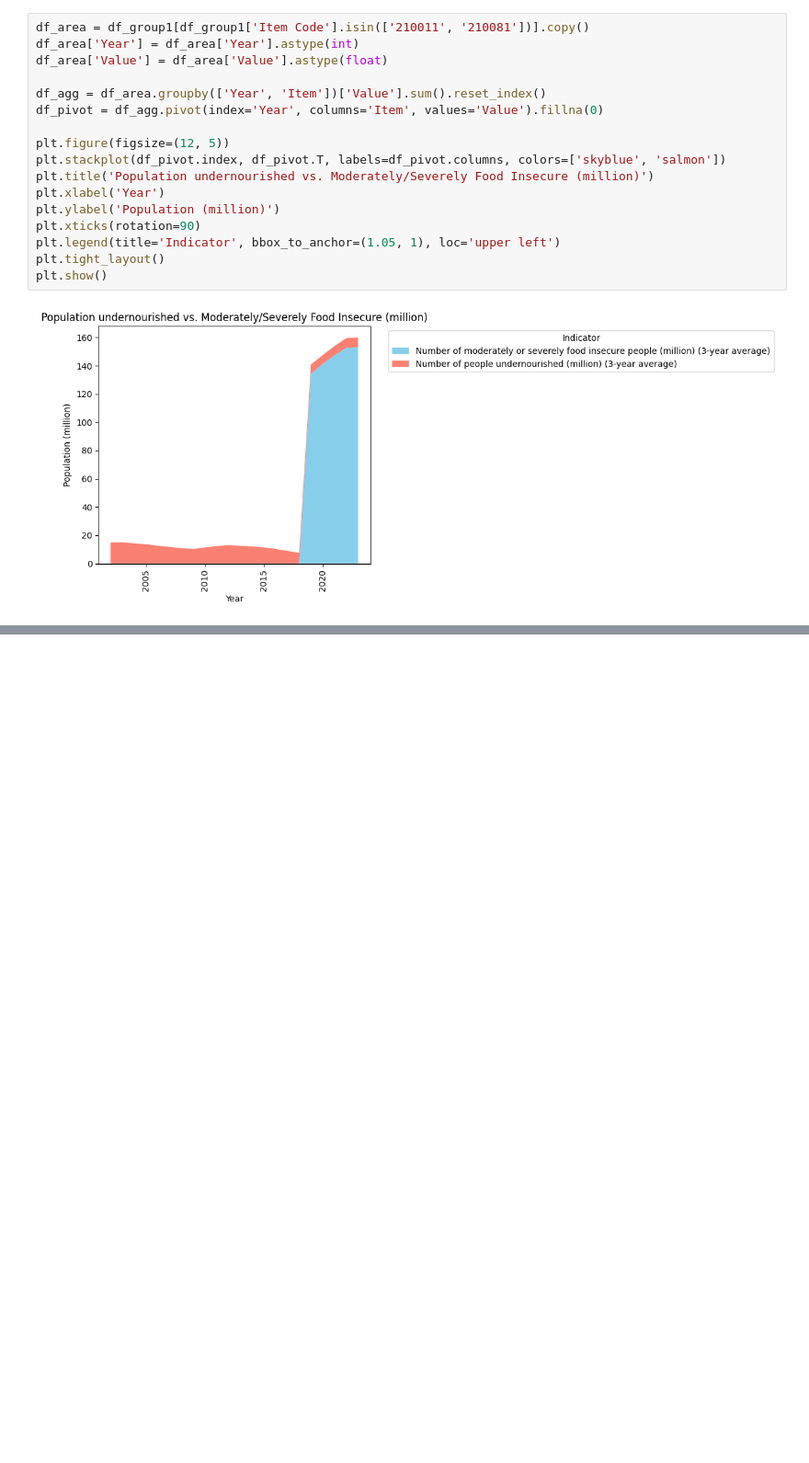
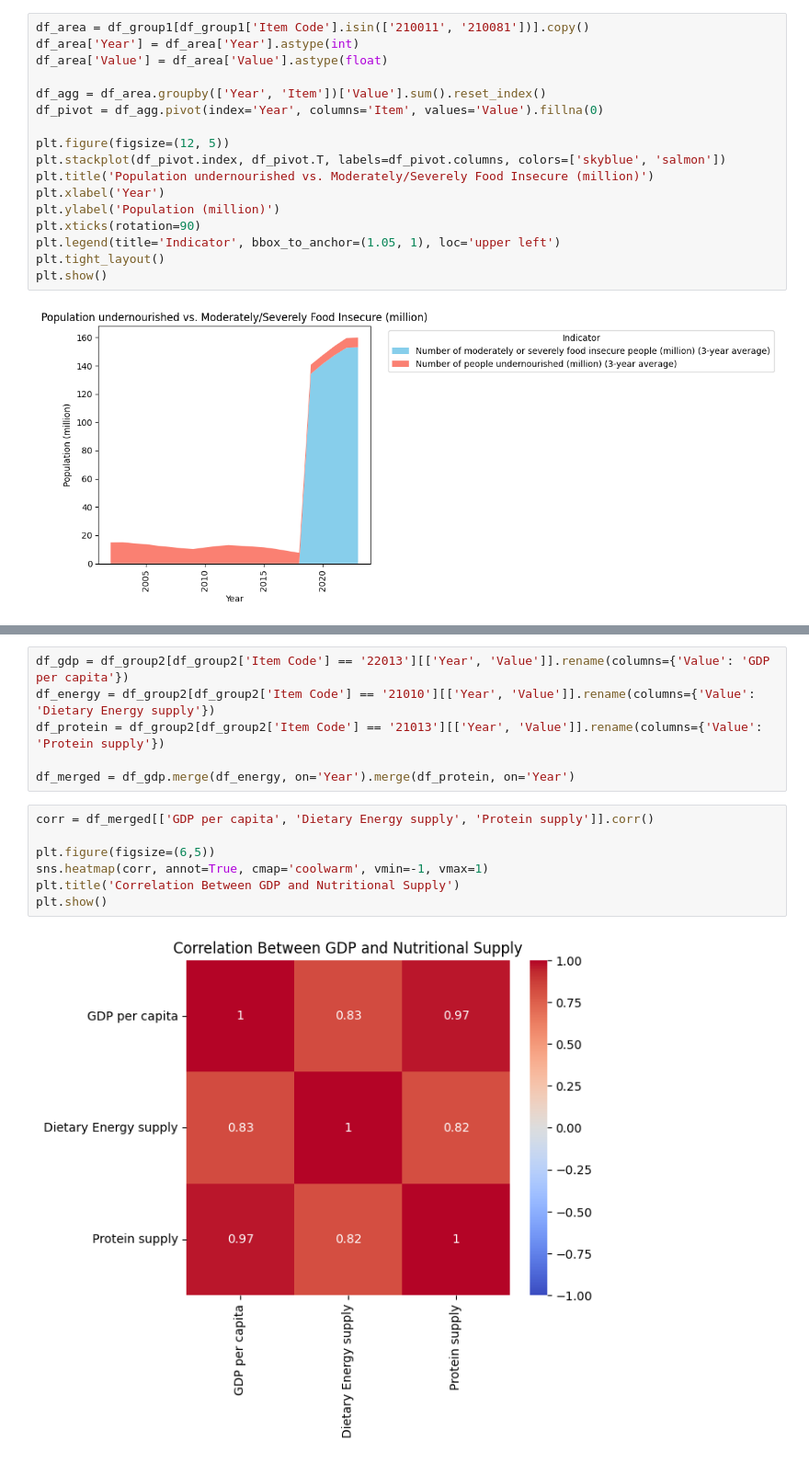
Before and after one commit to Qvyl/kaggle-notebooks, a Jupyter notebook: philippines-food-security-indicators.ipynb, the cells around one changed output, grey strips where cells are left out. Shown at 92% size. Cells and saved outputs as stored; diff of their text form; blank space fills up the shorter version.

```diff
--- a/philippines-food-security-indicators.ipynb
+++ b/philippines-food-security-indicators.ipynb
@@ -376,0 +517,15 @@ plt.show()
+# %%
+df_gdp = df_group2[df_group2['Item Code'] == '22013'][['Year', 'Value']].rename(columns={'Value': 'GDP per capita'})
+df_energy = df_group2[df_group2['Item Code'] == '21010'][['Year', 'Value']].rename(columns={'Value': 'Dietary Energy supply'})
+df_protein = df_group2[df_group2['Item Code'] == '21013'][['Year', 'Value']].rename(columns={'Value': 'Protein supply'})
+
+df_merged = df_gdp.merge(df_energy, on='Year').merge(df_protein, on='Year')
+# %%
+corr = df_merged[['GDP per capita', 'Dietary Energy supply', 'Protein supply']].corr()
+
+plt.figure(figsize=(6,5))
+sns.heatmap(corr, annot=True, cmap='coolwarm', vmin=-1, vmax=1)
+plt.title('Correlation Between GDP and Nutritional Supply')
+plt.show()
+# %% [output]
+[figure, added]
```
Also changed, not shown: parts of 15 cells of this notebook.
